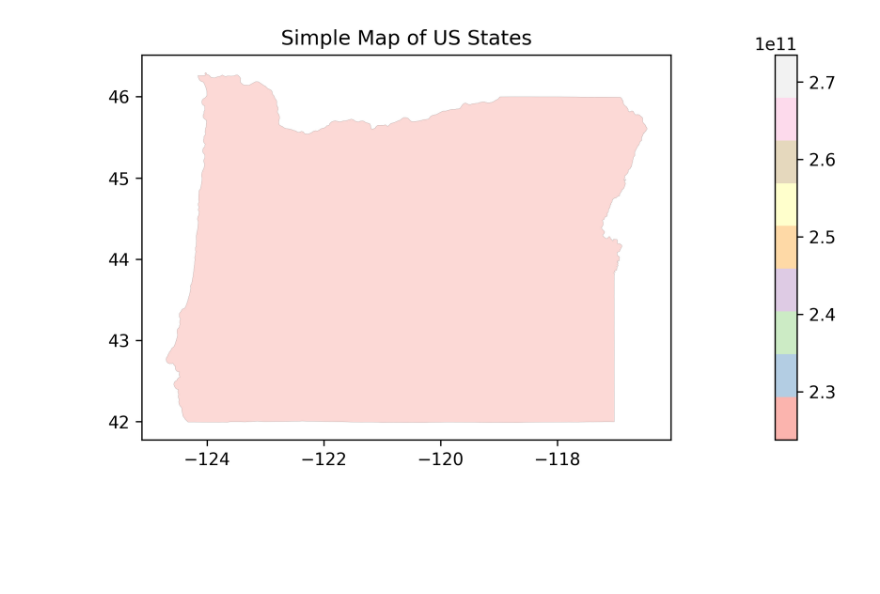
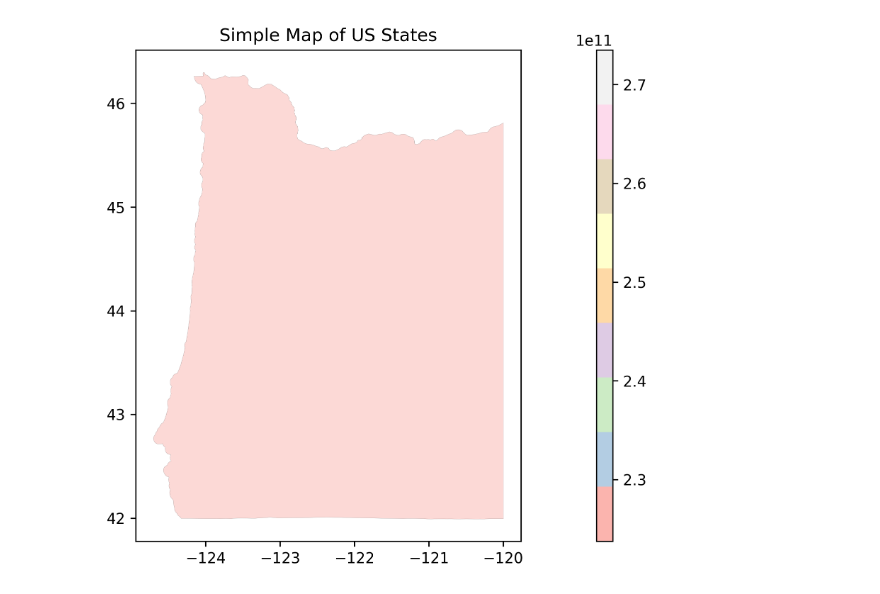
Before and after one commit to mackenzie-norman/worm-project, a Jupyter notebook: testing.ipynb, the cells around one changed output. Drawn from its saved outputs; the diff is of its cells as text; code cells hidden in the pictures; blank space fills up the shorter version.

Commit message:
get shapefile right for getting landcover data

```diff
--- a/testing.ipynb
+++ b/testing.ipynb
@@ -1,20 +1,27 @@
 # %%
 import geopandas as gpd
 import matplotlib.pyplot as plt
 from mpl_toolkits.axes_grid1 import make_axes_locatable
+from shapely.geometry import box
 state_path = "tiger-states/tl_2024_us_state.shp"
 
 df = gpd.read_file(state_path)
 df = df.to_crs("EPSG:4326")
 
 
 us49 = df
 us49 = us49.loc[us49['STUSPS'] == 'OR']
+
+#turns out we need to clip it to be able to grab landcover data from https://www.mrlc.gov/viewer/
+polygon = box(-125, 41.90, -120, 47)
+poly_gdf = gpd.GeoDataFrame([1], geometry=[polygon], crs=us49.crs)
+us49 = us49.clip(polygon)
 f,ax = plt.subplots(1,1, figsize=(8,6), sharex=True, sharey=True, dpi=300)
 plt.title('Simple Map of US States')
 divider = make_axes_locatable(ax)
 cax = divider.append_axes("right", size="3%",pad=0,alpha=0.5)
 us49.plot('ALAND', ax=ax, alpha=0.5, cmap='Pastel1', edgecolor='k', legend=True, cax=cax, linewidth=0.1)
 plt.show()
+us49.to_file('dataframe.shp')
 # %% [output]
-[figure, old version]
+[figure, new version]
```
Also changed, not shown: 7 other files.
